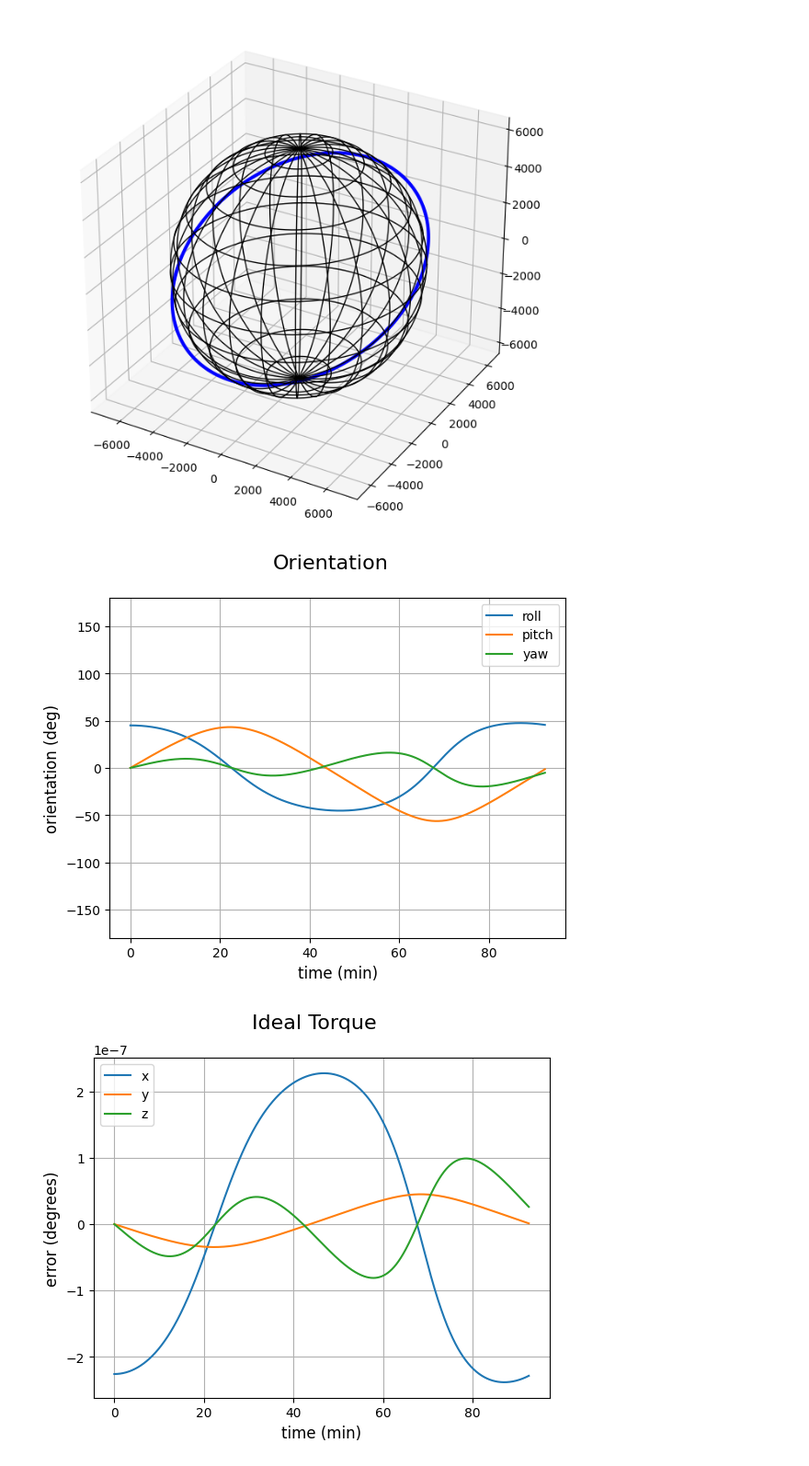
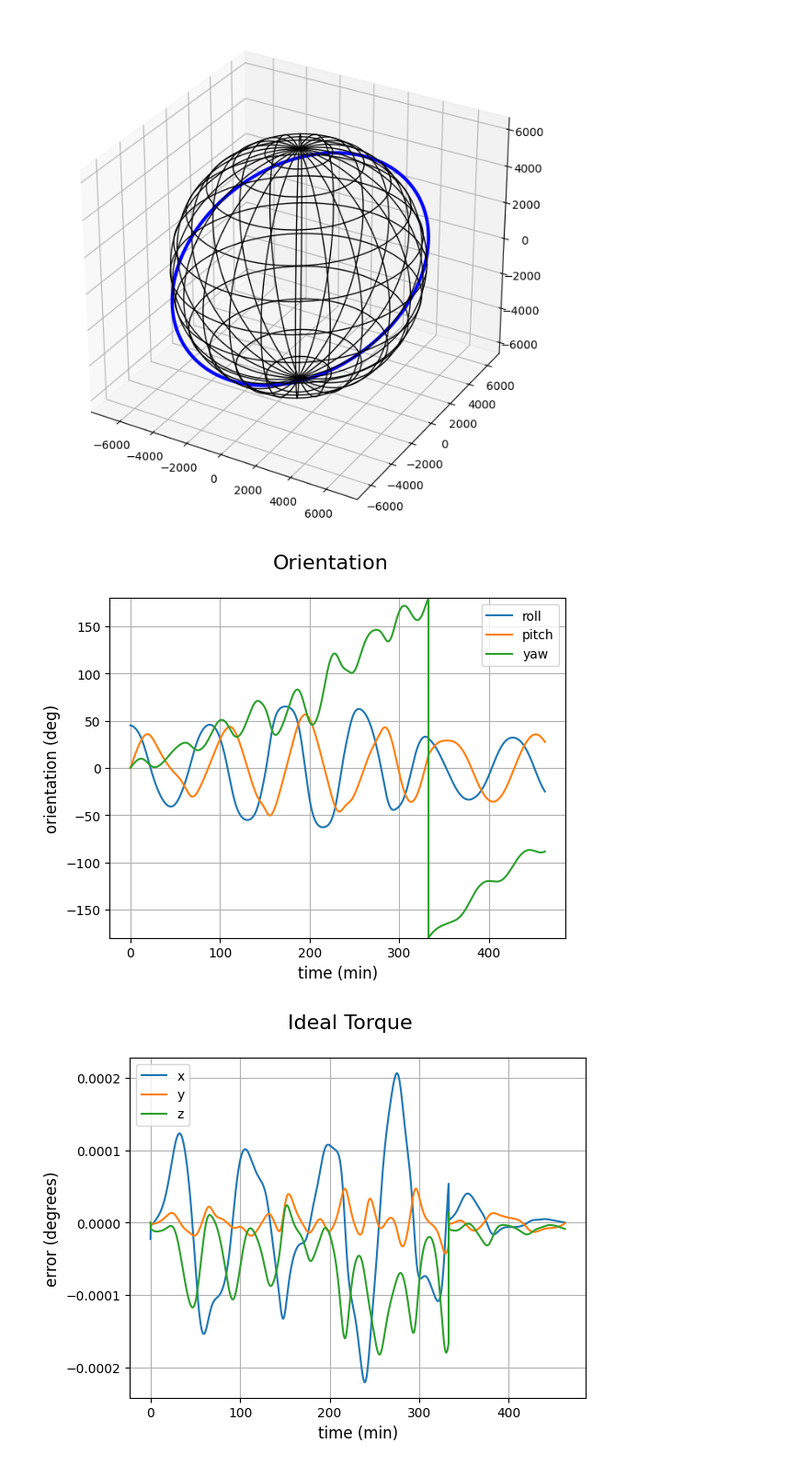
Before and after one commit to shivam-vohra/adcs-and-spacecraft-controller, a Jupyter notebook: MainSimulation.ipynb, the cells around one changed output. Shown at 92% size. Drawn from its saved outputs; the diff is of its cells as text; code cells hidden in the pictures.

```diff
--- a/MainSimulation.ipynb
+++ b/MainSimulation.ipynb
@@ -43,7 +43,7 @@ s2 = Spacecraft_Model(dt)
 adcs = ADCS()
 
 # Determine the length of the simulation
-time = np.arange(0,Spacecraft_Model.orbit_len,dt)
+time = np.arange(0,Spacecraft_Model.orbit_len * 5,dt)
 
 # Create structures to hold all the simulation data
 roll_history, pitch_history, yaw_history = np.zeros(len(time)), np.zeros(len(time)), np.zeros(len(time)) # pointing error
@@ -186,32 +186,32 @@ ax1.grid(True)
 # ax1.set_xlabel('time (min)', fontsize=12)
 # ax1.legend(loc="upper right")
 # ax1.grid(True)
 
 # Plot actual torque used
 fig5 = plt.figure()
 fig5.suptitle('Ideal Torque', fontsize=16)
 
 ax1 = fig5.add_subplot()
 ax1.plot(time, np.rad2deg(torque_ideal_history[:,0]), label="x")
 ax1.plot(time, np.rad2deg(torque_ideal_history[:,1]), label="y")
 ax1.plot(time, np.rad2deg(torque_ideal_history[:,2]), label="z")
 ax1.set_ylabel('error (degrees)', fontsize=12)
 ax1.set_xlabel('time (min)', fontsize=12)
 ax1.legend(loc="upper left")
 ax1.grid(True)
 
 # Plot actual torque used
 fig5 = plt.figure()
 fig5.suptitle('Actual Torque', fontsize=16)
 
 ax1 = fig5.add_subplot()
 ax1.plot(time, np.rad2deg(torque_actual_history[:,0]), label="x")
 ax1.plot(time, np.rad2deg(torque_actual_history[:,1]), label="y")
 ax1.plot(time, np.rad2deg(torque_actual_history[:,2]), label="z")
 ax1.set_ylabel('error (degrees)', fontsize=12)
 ax1.set_xlabel('time (min)', fontsize=12)
 ax1.legend(loc="upper left")
 ax1.grid(True)
 # %% [output]
-[figure, old version]
+[figure, new version]
-[figure, old version]
+[figure, new version]
```
Also changed, not shown: parts of 3 cells of this notebook.
